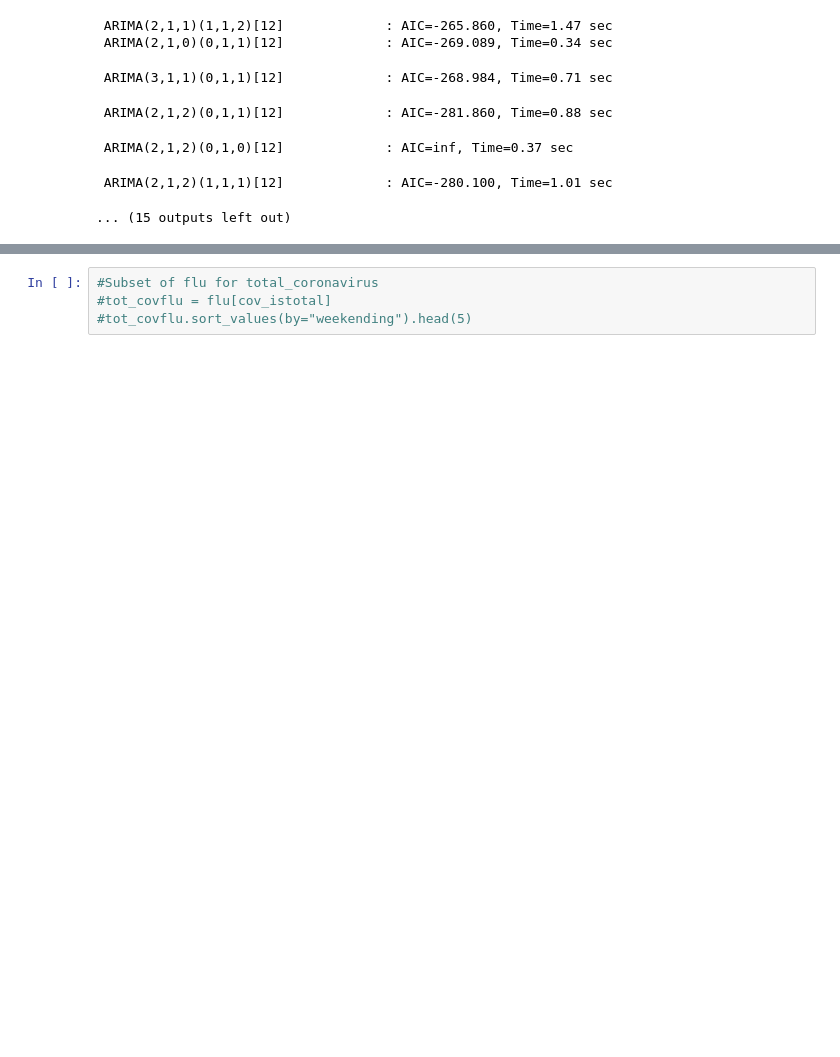
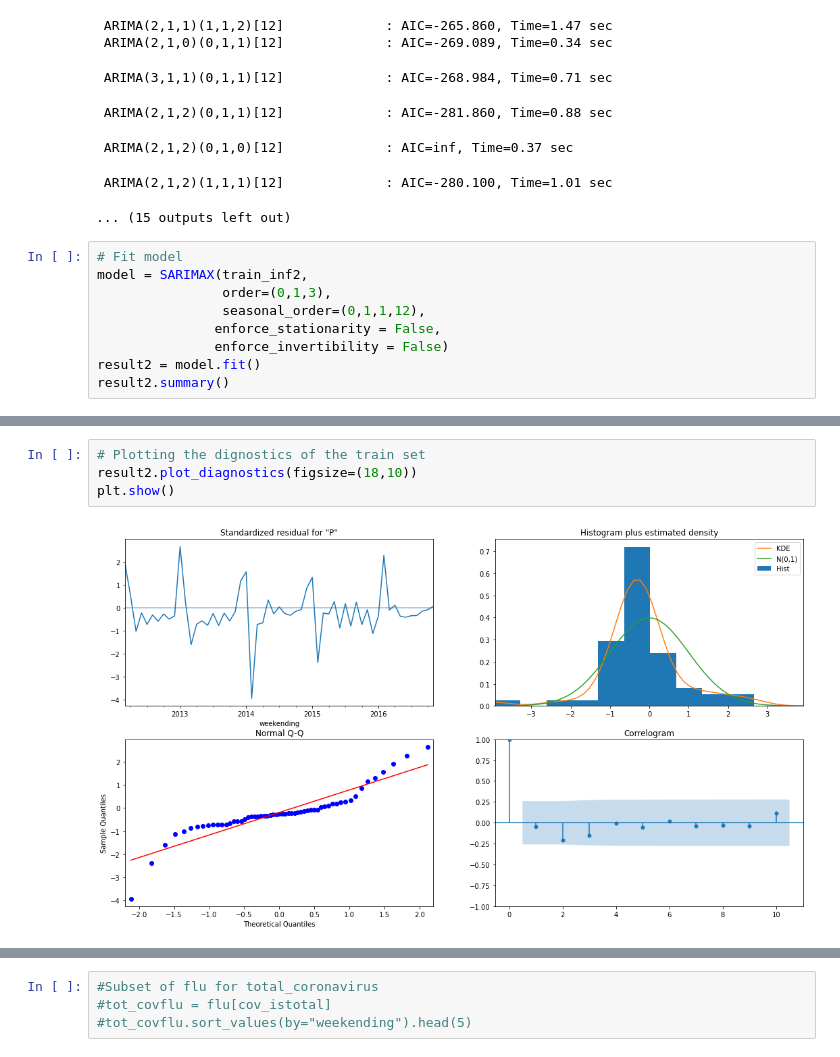
Before and after one commit to danypark91/ts_sarimax, a Jupyter notebook: flu.ipynb, the cells around one changed output, grey strips where cells are left out. Saved outputs shown, nothing was run; the diff lists cells and outputs as text; blank space fills up the shorter version.

```diff
--- a/flu.ipynb
+++ b/flu.ipynb
@@ -470,3 +470,12 @@ Performing stepwise search to minimize aic
  ARIMA(2,1,2)(0,1,0)[12]             : AIC=inf, Time=0.37 sec
  ARIMA(2,1,2)(1,1,1)[12]             : AIC=-280.100, Time=1.01 sec
 ... (15 outputs left out)
+# %%
+# Fit model
+model = SARIMAX(train_inf2,
+                order=(0,1,3),
+                seasonal_order=(0,1,1,12),
+               enforce_stationarity = False,
+               enforce_invertibility = False)
+result2 = model.fit()
+result2.summary()
@@ -472,0 +503,6 @@ Performing stepwise search to minimize aic
+# %%
+# Plotting the dignostics of the train set
+result2.plot_diagnostics(figsize=(18,10))
+plt.show()
+# %% [output]
+[figure, added]
```
Also changed, not shown: parts of 2 cells of this notebook.
